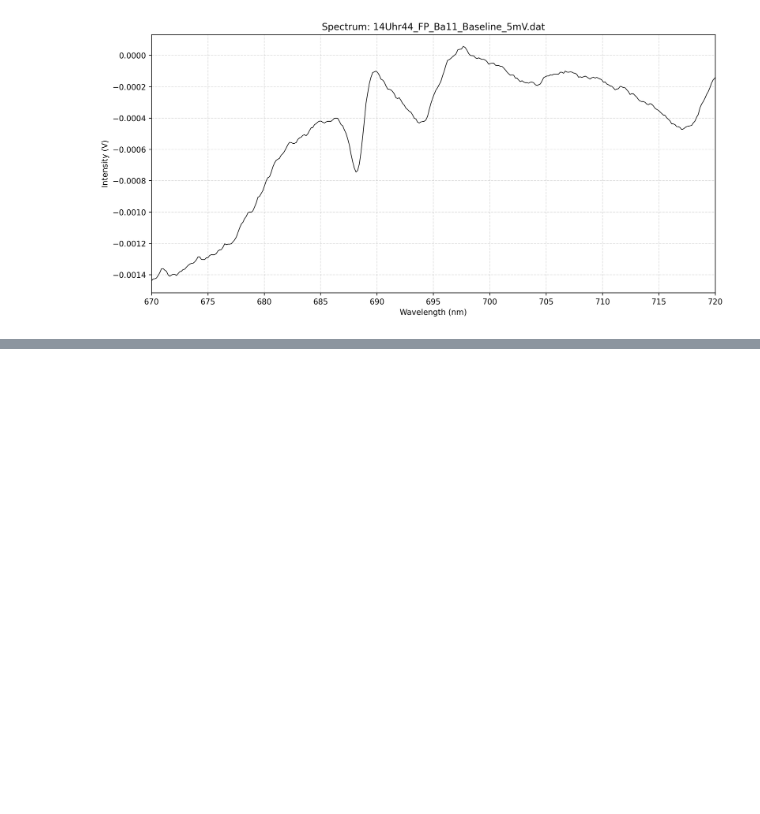
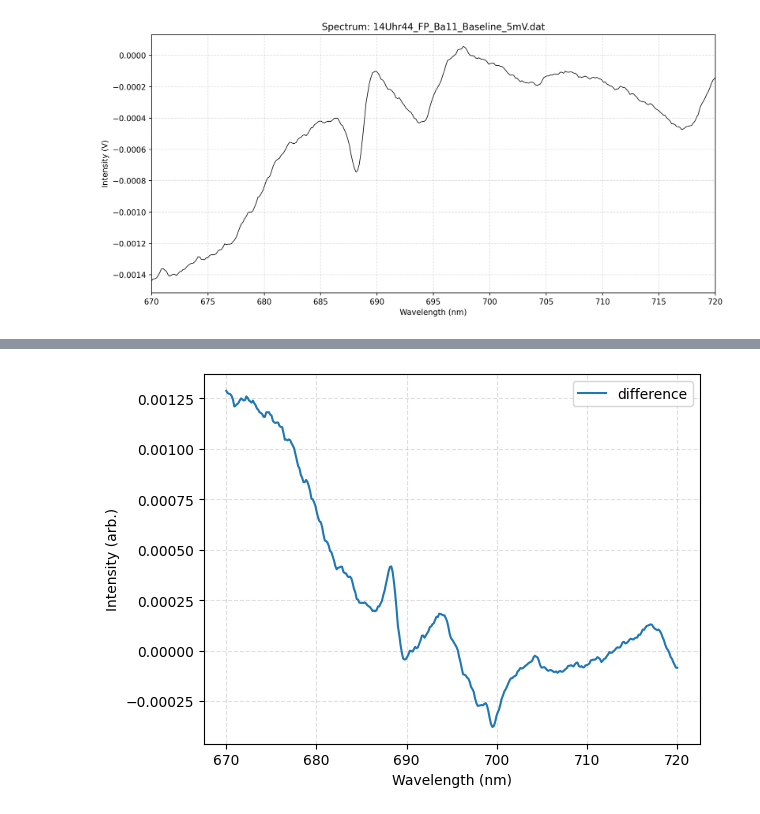
Before and after one commit to cembomembo/FP-Isolatorkristall, a Jupyter notebook: resources/data/SpectrumPlotter.ipynb, the cells around one changed output, grey strips where cells are left out. Saved outputs shown, nothing was run; the diff lists cells and outputs as text; code cells hidden in the pictures; blank space fills up the shorter version.

```diff
--- a/resources/data/SpectrumPlotter.ipynb
+++ b/resources/data/SpectrumPlotter.ipynb
@@ -112,0 +256,28 @@ plot_spectrum("14Uhr44_FP_Ba11_Baseline_5mV.dat")
+# %%
+# Load
+wl1, I1 = load_spectrum("13Uhr51_FP_Ba11_Difference_5mV.dat")
+wl2, I2 = load_spectrum("14Uhr44_FP_Ba11_Baseline_5mV.dat")
+
+# Common wavelength axis (overlap region)
+wl_min = max(wl1.min(), wl2.min())
+wl_max = min(wl1.max(), wl2.max())
+dw = np.mean(np.diff(wl1))  # or choose manually
+wl_common = np.arange(wl_min, wl_max, dw)
+
+# Interpolate both
+I1i = np.interp(wl_common, wl1, I1)
+I2i = np.interp(wl_common, wl2, I2)
+
+# Difference
+Idiff = I1i - I2i
+
+# Plot
+plt.figure()
+plt.plot(wl_common, Idiff, label="difference")
+plt.xlabel("Wavelength (nm)")
+plt.ylabel("Intensity (arb.)")
+plt.grid(True, alpha=0.4, linestyle="--")
+plt.legend()
+plt.show()
+# %% [output]
+[figure, added]
```
Also changed, not shown: parts of 4 cells of this notebook.
